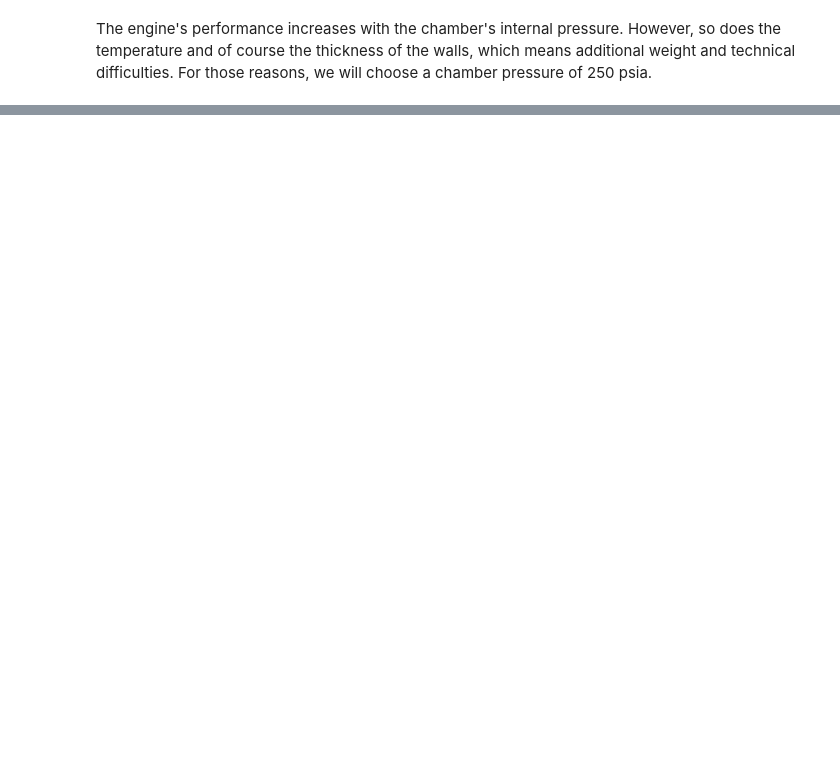
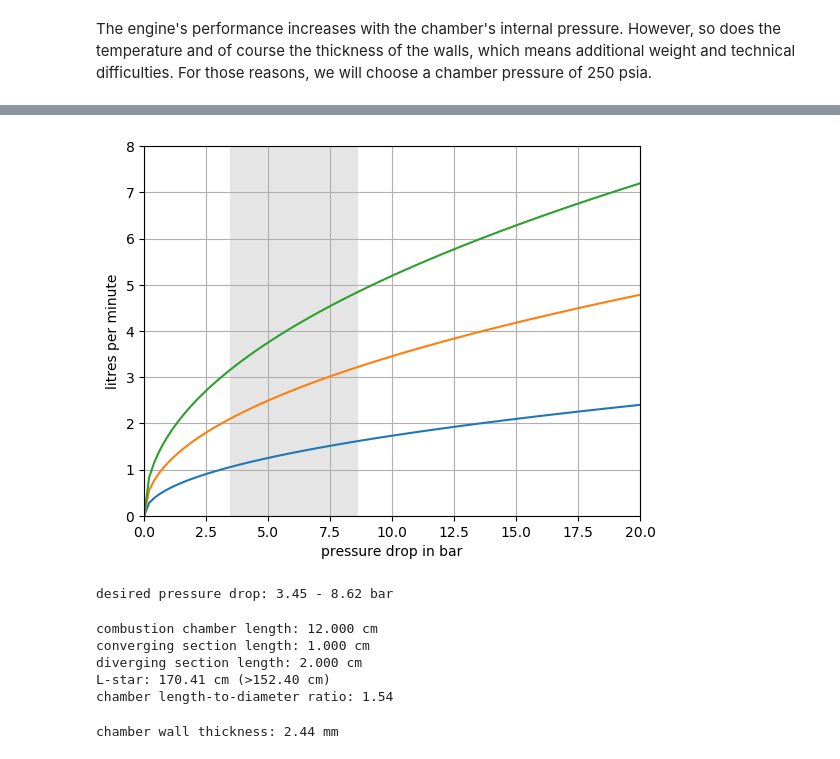
Before and after one commit to Xenophyte/preliminary_rocket_design, a Jupyter notebook: rocket_design.ipynb, the cells around one changed output, grey strips where cells are left out. Cells and saved outputs as stored; diff of their text form; code cells hidden in the pictures; blank space fills up the shorter version.

```diff
--- a/rocket_design.ipynb
+++ b/rocket_design.ipynb
@@ -2,0 +1,9 @@ import os, subprocess
+# %%
+import os, subprocess
+import numpy as np
+import matplotlib.pyplot as plt
+import matplotlib as mpl
+
+plt.style.use('default')
+from sklearn import linear_model
+from scipy import integrate
@@ -275,0 +445,67 @@ The engine's performance increases with the chamber's internal pressure. However
+# %%
+class Spray_Nozzle:
+
+    def __init__(self, properties):
+        self.K = properties["K"]
+        self.source = properties["source"]
+        self.reference = properties["reference"]
+
+    def discharge(self,pressure):
+        return (self.K*(pressure/bar)**0.47)*litre/minute
+
+nozzles = []
+
+nozzles.append(Spray_Nozzle({"K":0.587,
+                        "source":"http://www.spray-nozzle.co.uk/docs/default-source/spec-sheet-pdf's/wl-low-flow-rate-full-cone-nozzle.pdf?sfvrsn=3",
+                       "reference":"1/8 - WL 1/4"}))
+nozzles.append(Spray_Nozzle({"K":1.17,
+                        "source":"http://www.spray-nozzle.co.uk/docs/default-source/spec-sheet-pdf's/wl-low-flow-rate-full-cone-nozzle.pdf?sfvrsn=3",
+                       "reference":"1/8 - WL 1/2"}))
+nozzles.append(Spray_Nozzle({"K":1.76,
+                        "source":"http://www.spray-nozzle.co.uk/docs/default-source/spec-sheet-pdf's/wl-low-flow-rate-full-cone-nozzle.pdf?sfvrsn=3",
+                       "reference":"1/8 - WL 3/4"}))
+
+pres = np.linspace(0,20,100)*bar
+volmin = nozzles[0].discharge(pres)
+plt.plot(pres/bar,volmin/(litre/minute))
+volmin = nozzles[1].discharge(pres)
+plt.plot(pres/bar,volmin/(litre/minute))
+volmin = nozzles[2].discharge(pres)
+plt.plot(pres/bar,volmin/(litre/minute))
+plt.axvspan(0.2*Pc/bar, 0.5*Pc/bar, facecolor='0.8', alpha=0.5)
+plt.xlabel("pressure drop in bar")
+plt.ylabel("litres per minute")
+plt.xlim(0,20)
+plt.ylim(0,8)
+plt.grid(True)
+plt.show()
+print("desired pressure drop: {:.2f} - {:.2f} bar".format(0.2*Pc/bar,0.5*Pc/bar))
+# %% [output]
+[figure, added]
+desired pressure drop: 3.45 - 8.62 bar
+# %%
+Lc = 12.*cm
+Vc = Lc*np.pi/4*Dc**2
+Lsub = 1.0*cm
+Vsub = integrate.quad(lambda y: np.pi*((Dc/2-Dt/2)/Lsub*y+Dt/2)**2, 0,Lsub)[0]
+Lsup = 2*cm
+Vsup = integrate.quad(lambda y: np.pi*((De/2-Dt/2)/Lsup*y+Dt/2)**2, 0,Lsup)[0]
+
+print("combustion chamber length: {:.3f} cm".format(Lc/cm))
+print("converging section length: {:.3f} cm".format(Lsub/cm))
+print("diverging section length: {:.3f} cm".format(Lsup/cm))
+print("L-star: {:.2f} cm (>{:.2f} cm)".format( (Vc+Vsub)/At/cm , 60*inch/cm ))
+print("chamber length-to-diameter ratio: {:.2f}".format(Lc/Dc))
+# %% [output]
+combustion chamber length: 12.000 cm
+converging section length: 1.000 cm
+diverging section length: 2.000 cm
+L-star: 170.41 cm (>152.40 cm)
+chamber length-to-diameter ratio: 1.54
+# %%
+S = 55*MPa
+tw = 2 * Pc*Dc/2/S
+
+print("chamber wall thickness: {:.2f} mm".format(tw/mm))
+# %% [output]
+chamber wall thickness: 2.44 mm
```
Also changed, not shown: parts of 23 cells of this notebook.
